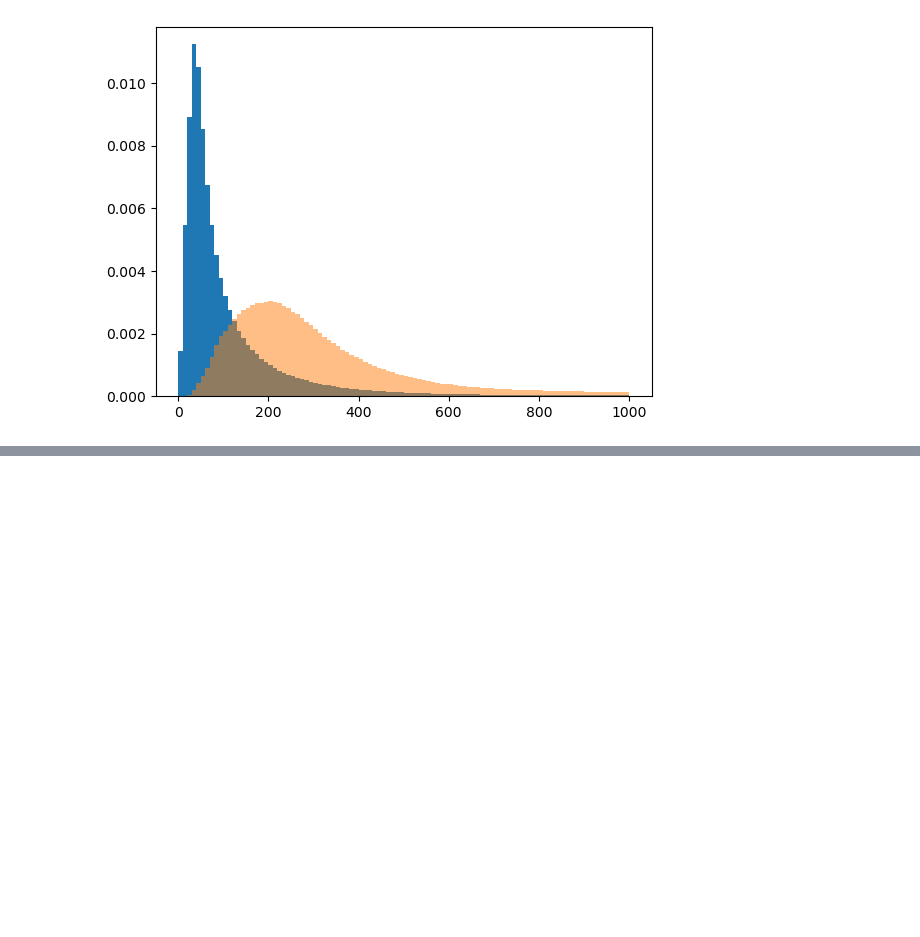
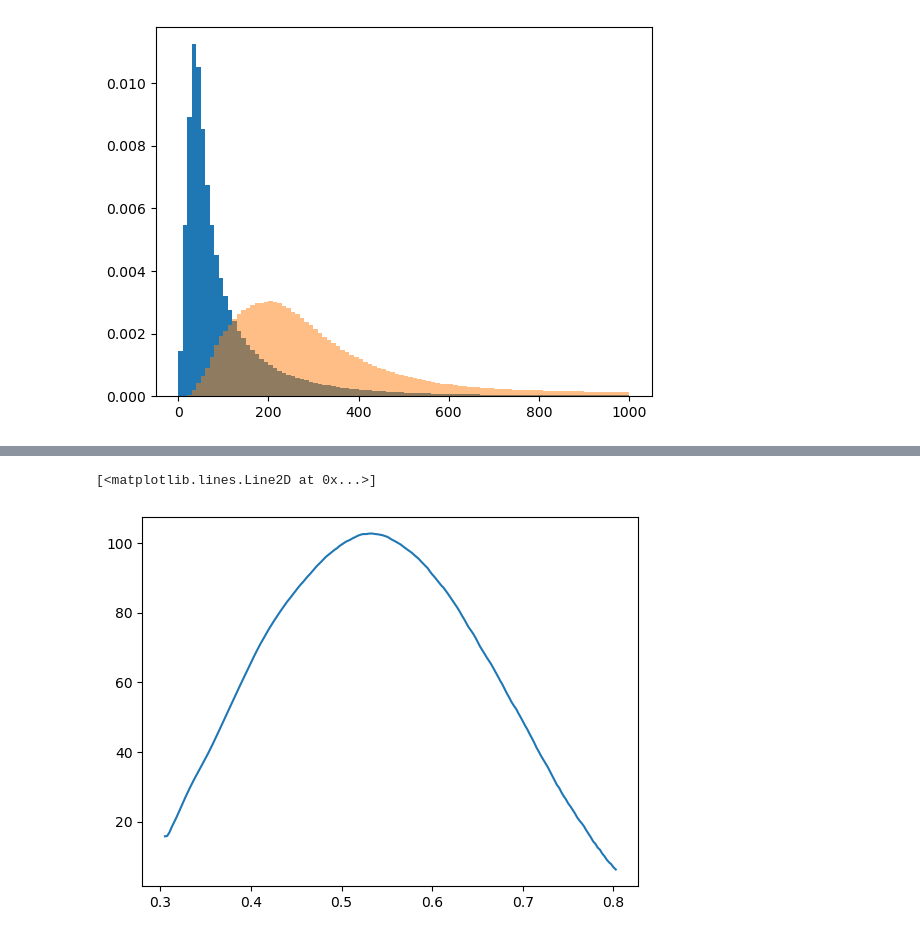
Before and after one commit to jprendi/thesis, a Jupyter notebook: injected_signal_BB.ipynb, the cells around one changed output, grey strips where cells are left out. Saved outputs shown, nothing was run; the diff lists cells and outputs as text; code cells hidden in the pictures; blank space fills up the shorter version.

```diff
--- a/injected_signal_BB.ipynb
+++ b/injected_signal_BB.ipynb
@@ -132,0 +91,26 @@ plt.tight_layout()
+# %%
+# we then had the suggestion of looking at S/sqrt(B). i dont really properly know how to do this yet so i just tried something with this:
+
+def get_sig(threshold, score, labels):
+    get_indices = [i for i in range(len(score)) if score[i] >= threshold]
+    total_event_count = len(labels[get_indices])
+    total_sig_count = np.sum(labels[get_indices])
+    return total_sig_count/np.sqrt(total_event_count)
+
+
+def anom_score_threshhold_scan(score, labels, step, start=np.min(score_bkg), end=np.max(score_bkg)):
+    scan_range = np.linspace(start, end, num=step)
+    significance = []
+
+    for i in scan_range:
+        significance.append(get_sig(i, score, labels))
+    return significance, scan_range
+
+
+sb, scan_range = anom_score_threshhold_scan(score, labels, step=200)
+# %%
+#what does this mean ? i dont know. i thought maybe it means that the max is then the perfect place to do our separation of "anomaly" score?
+plt.plot(scan_range, sb)
+# %% [output]
+[<matplotlib.lines.Line2D at 0x...>]
+[figure, added]
```
Also changed, not shown: parts of 43 cells of this notebook.
